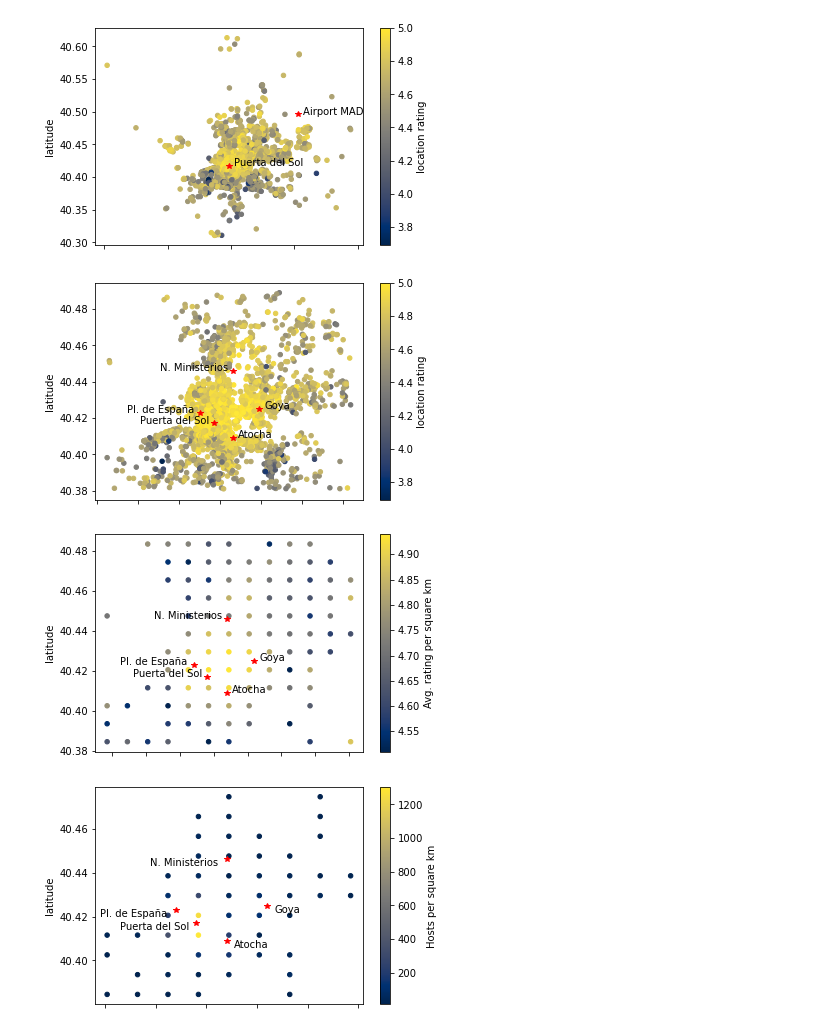
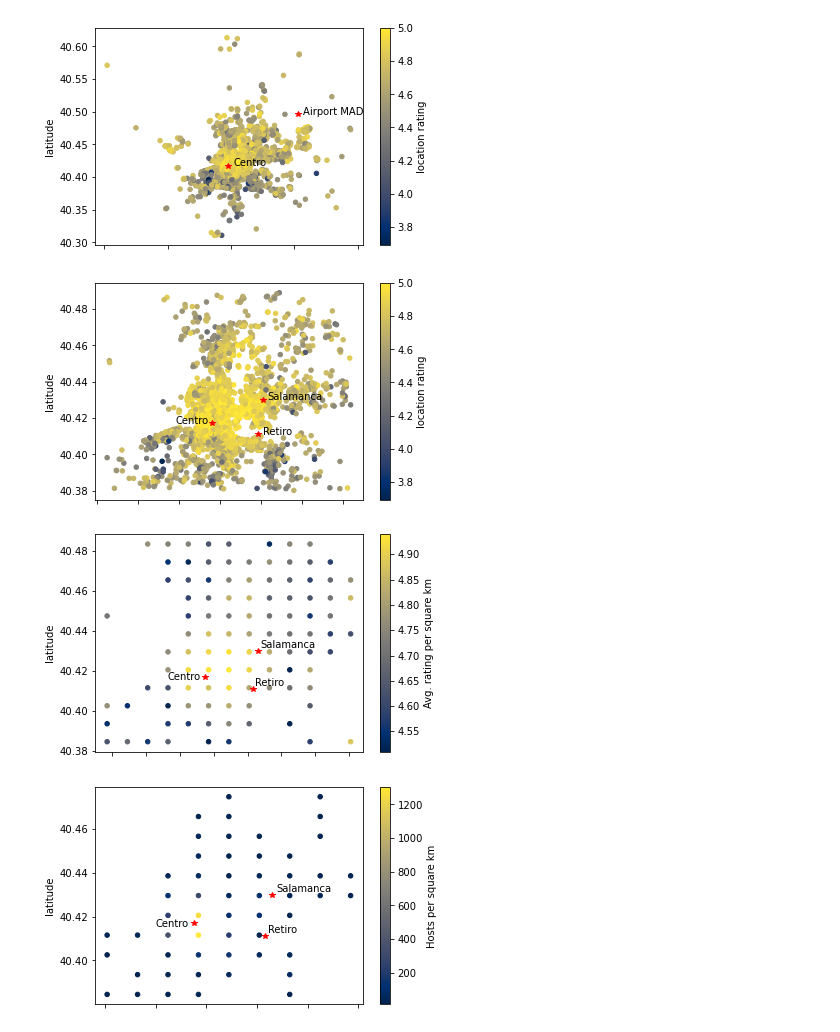
Before and after one commit to joseimedio/Airbnb-in-Madrid, a Jupyter notebook: Project I - AirBnB in Madrid.ipynb, the cells around one changed output. Drawn from its saved outputs; the diff is of its cells as text; code cells hidden in the pictures.

```diff
--- a/Project I - AirBnB in Madrid.ipynb
+++ b/Project I - AirBnB in Madrid.ipynb
@@ -34,9 +34,9 @@ df_best_loc = df[df['number_of_reviews'] > min_number_of_reviews]
 
 
 # Define some points for geographical reference
-geo_ref = {'text':      ["Goya", "Atocha", "Pl. de España", "N. Ministerios", "Puerta del Sol", "Airport MAD"],
-           'longitude': [-3.676,   -3.692,         -3.712,           -3.692,       -3.704,             -3.595],
-           'latitude':  [40.425,   40.409,         40.423,           40.446,       40.417,             40.496]}
+geo_ref = {'text':      ["Salamanca", "Retiro",  "Centro", "Airport MAD"],
+           'longitude': [     -3.674,   -3.677,    -3.705,        -3.595],
+           'latitude':  [     40.430,   40.411,    40.417,        40.496]}
 
 margin = 0.003 # Between the icons and the text
 # %%
@@ -47,11 +47,11 @@ df_plot = pd.DataFrame({'longitude': df_best_loc['longitude'], 'latitude': df_be
 ax = df_plot.plot(kind='scatter', x='longitude', y='latitude', c='location rating', colormap='cividis')
 
 # Plot some geographical references
-for x in range(4,6):
+for x in range(2,4):
     ax.plot(geo_ref['longitude'][x], geo_ref['latitude'][x], "*r")
     ax.annotate(geo_ref['text'][x], (geo_ref['longitude'][x]+3*margin, geo_ref['latitude'][x]))
 # %% [output]
-[figure, old version]
+[figure, new version]
 # %%
 ### Zoom in for a better visualization
 df_zoom = df_best_loc
@@ -66,11 +66,11 @@ ax = df_plot.plot(kind='scatter', x='longitude', y='latitude', c='location ratin
 for x in range(2):
     ax.plot(geo_ref['longitude'][x], geo_ref['latitude'][x], "*r")
     ax.annotate(geo_ref['text'][x], (geo_ref['longitude'][x]+margin, geo_ref['latitude'][x]))
-for x in range(2,5):
+for x in range(2,3):
     ax.plot(geo_ref['longitude'][x], geo_ref['latitude'][x], "*r")
-    ax.annotate(geo_ref['text'][x], (geo_ref['longitude'][x]-15*margin, geo_ref['latitude'][x]))
+    ax.annotate(geo_ref['text'][x], (geo_ref['longitude'][x]-7.5*margin, geo_ref['latitude'][x]))
 # %% [output]
-[figure, old version]
+[figure, new version]
 # %%
 ### We'll go over the map and create a grid with average values for each small region (whose size we'll define below).
 
@@ -120,12 +120,12 @@ ax = df_plot.plot(kind='scatter', x='longitude', y='latitude', c='Avg. rating pe
 # Plot some geographical references
 for x in range(2):
     ax.plot(geo_ref['longitude'][x], geo_ref['latitude'][x], "*r")
-    ax.annotate(geo_ref['text'][x], (geo_ref['longitude'][x]+margin, geo_ref['latitude'][x]))
-for x in range(2,5):
+    ax.annotate(geo_ref['text'][x], (geo_ref['longitude'][x]+margin/2, geo_ref['latitude'][x]+margin/2))
+for x in range(2,3):
     ax.plot(geo_ref['longitude'][x], geo_ref['latitude'][x], "*r")
-    ax.annotate(geo_ref['text'][x], (geo_ref['longitude'][x]-14.5*margin, geo_ref['latitude'][x]))
+    ax.annotate(geo_ref['text'][x], (geo_ref['longitude'][x]-7.5*margin, geo_ref['latitude'][x]-margin/2))
 # %% [output]
-[figure, old version]
+[figure, new version]
 # %%
 ######################################################
 ### 2.Where are there more options to choose from? ###
@@ -133,37 +133,37 @@ for x in range(2,5):
 
 # Initialize the data frame where we'll store the results
 grid_density = pd.DataFrame([[min_long-step_long, min_lat-step_lat, float('nan')]],
                                   columns=['longitude', 'latitude', 'density'])
 
 # Go over the grid, calculate the amount of accomodations per region
 for x in range(long_steps):
     subset = df_zoom[(df_zoom['longitude'] > min_long + (x)*step_long) & (df_zoom['longitude'] < min_long + (x+1)*step_long)]
     for y in range(lat_steps):
             aux = subset [(subset['latitude']   > min_lat + (y)*step_lat)  & (subset['latitude']   < min_lat + (y+1)*step_lat)]
             amount = aux.shape[0]
             new_row = pd.DataFrame([[min_long+(x)*step_long, min_lat+(y)*step_lat, amount]],
                                   columns=['longitude', 'latitude', 'density'])
             grid_density = pd.concat([grid_density, new_row], ignore_index=True)
 
 # Remove the row used to initialize the data frame
 grid_density = grid_density.dropna()
 
 # Only display results over a specific value
 grid_density = grid_density[grid_density['density'] > 10]
 
 # Make a scatter plot
 df_plot = pd.DataFrame({'longitude': grid_density['longitude']+step_long/2, 'latitude': grid_density['latitude']+step_lat/2, 'Hosts per square km': grid_density['density']})
 ax = df_plot.plot(kind='scatter', x='longitude', y='latitude', c='Hosts per square km', colormap='cividis')
 
 # Plot some geographical references
 for x in range(2):
     ax.plot(geo_ref['longitude'][x], geo_ref['latitude'][x], "*r")
-    ax.annotate(geo_ref['text'][x], (geo_ref['longitude'][x]+margin, geo_ref['latitude'][x]-margin))
-for x in range(2,5):
+    ax.annotate(geo_ref['text'][x], (geo_ref['longitude'][x]+margin/2, geo_ref['latitude'][x]+margin/2))
+for x in range(2,3):
     ax.plot(geo_ref['longitude'][x], geo_ref['latitude'][x], "*r")
-    ax.annotate(geo_ref['text'][x], (geo_ref['longitude'][x]-10*margin, geo_ref['latitude'][x]-margin))
+    ax.annotate(geo_ref['text'][x], (geo_ref['longitude'][x]-5*margin, geo_ref['latitude'][x]-margin/2))
 # %% [output]
-[figure, old version]
+[figure, new version]
 # %%
 ###########################################
 ### 3.Are the best areas too expensive? ###
```
Also changed, not shown: parts of 1 cell of this notebook.
